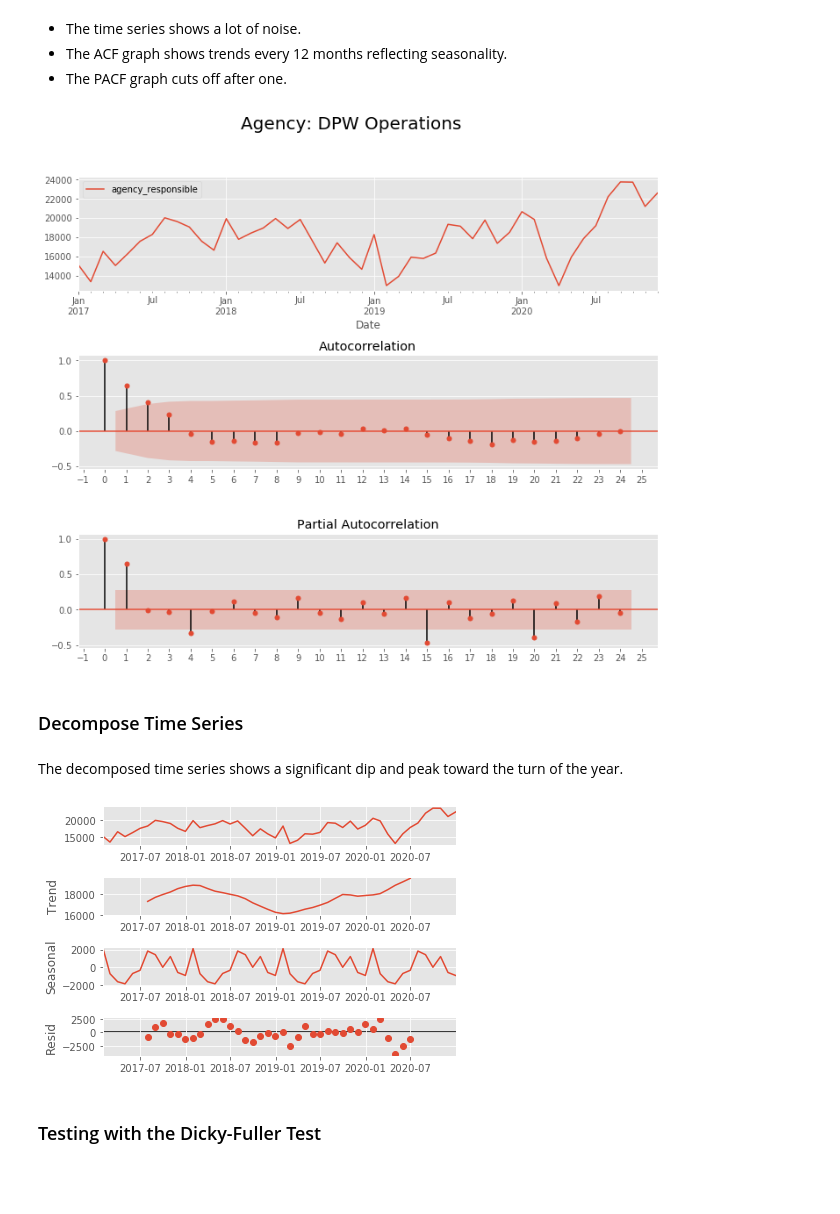
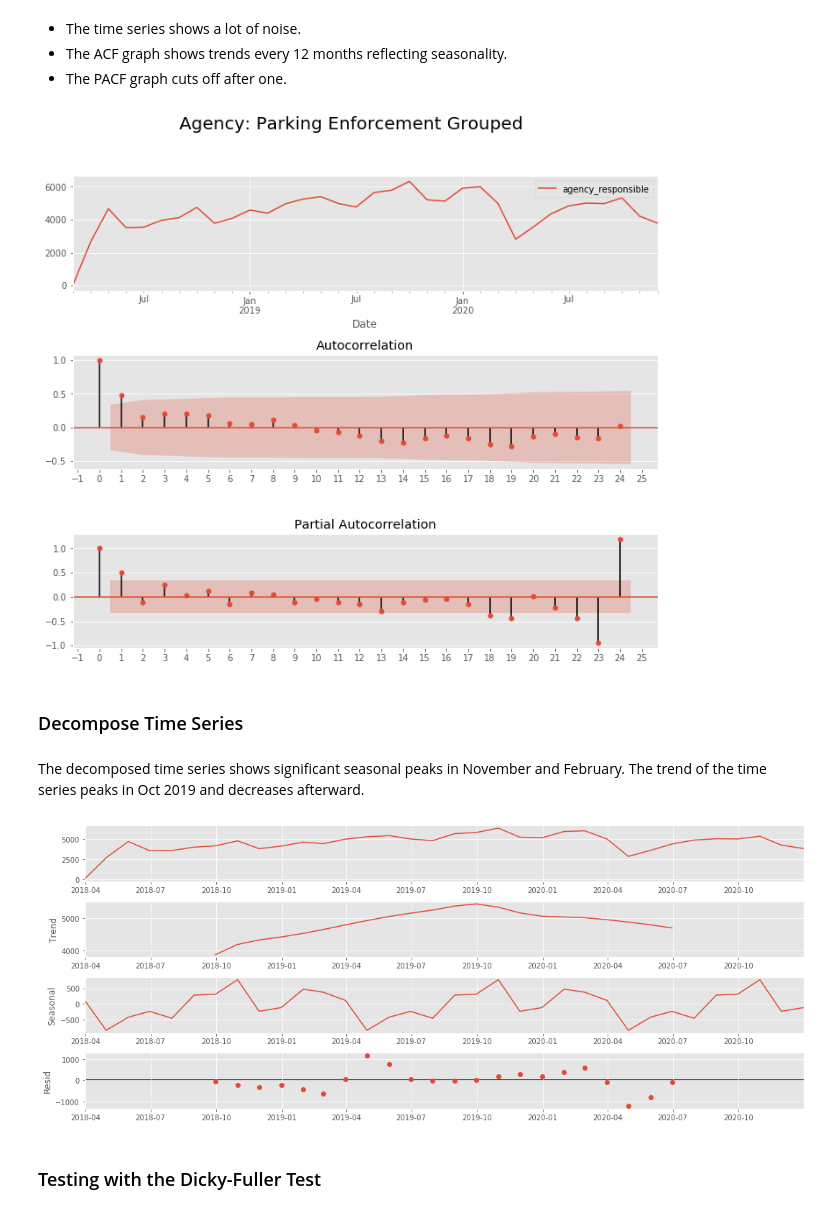
Before and after one commit to jaykayso/SAN_FRANCISCO_311_CALLS, a Jupyter notebook: TIME SERIES ANALYSIS PART TWO.ipynb, the cells around one changed output. Saved outputs shown, nothing was run; the diff lists cells and outputs as text; code cells hidden in the pictures; blank space fills up the shorter version.

```diff
--- a/TIME SERIES ANALYSIS PART TWO.ipynb
+++ b/TIME SERIES ANALYSIS PART TWO.ipynb
@@ -29,5 +22,5 @@ memory usage: 19.7 MB
 # %%
-Parking_Enforcement.set_index('Date', inplace = True)
+Recology_Litter.set_index('Date', inplace = True)
 # %%
-Parking_Enforcement_grouped = Parking_Enforcement.groupby(['Date'], as_index = False).resample('M').sum()
+Recology_Litter_grouped = Recology_Litter.groupby(['Date'], as_index = False).resample('M').sum()
 # %%
@@ -43,5 +36,5 @@ Parking_Enforcement_grouped.head()
 # %% [markdown]
 ### Grouping by Month
 # %%
-Parking_Enforcement_grouped = pd.DataFrame(Parking_Enforcement_grouped)
+Recology_Litter_grouped = pd.DataFrame(Recology_Litter_grouped)
 # %%
@@ -57,3 +50,3 @@ Parking_Enforcement_grouped.head()
 # %%
-Parking_Enforcement_grouped = Parking_Enforcement_grouped.groupby('Date').sum()
+Recology_Litter_grouped = Recology_Litter_grouped.groupby('Date').sum()
 # %%
@@ -83,24 +76,25 @@ Parking_Enforcement_grouped.tail()
  - The ACF graph shows trends every 12 months reflecting seasonality.
  - The PACF graph cuts off after one.
 # %%
-plot_acf_pacf(Parking_Enforcement_grouped, agency = 'DPW Operations')
+plot_acf_pacf(Recology_Litter_grouped, agency = 'Parking Enforcement Grouped')
 plt.show()
 # %% [output]
-[figure, old version]
+[figure, new version]
 # %% [markdown]
 ### Decompose Time Series
-# %% [markdown]
-The decomposed time series shows a significant dip and peak toward the turn of the year.
+# %% [markdown]
+The decomposed time series shows significant seasonal peaks in November and February.
+The trend of the time series peaks in Oct 2019 and decreases afterward.
 # %%
-decompose_result = seasonal_decompose(Parking_Enforcement_grouped, model="additive")
+decompose_result = seasonal_decompose(Recology_Litter_grouped, model="additive")
 
 trend = decompose_result.trend
 seasonal = decompose_result.seasonal
 residual = decompose_result.resid
 
 decompose_result.plot();
 # %% [output]
-[figure, old version]
+[figure, new version]
 # %% [markdown]
 ### Testing with the Dicky-Fuller Test
 # %% [markdown]
```
Also changed, not shown: parts of 47 cells of this notebook.
